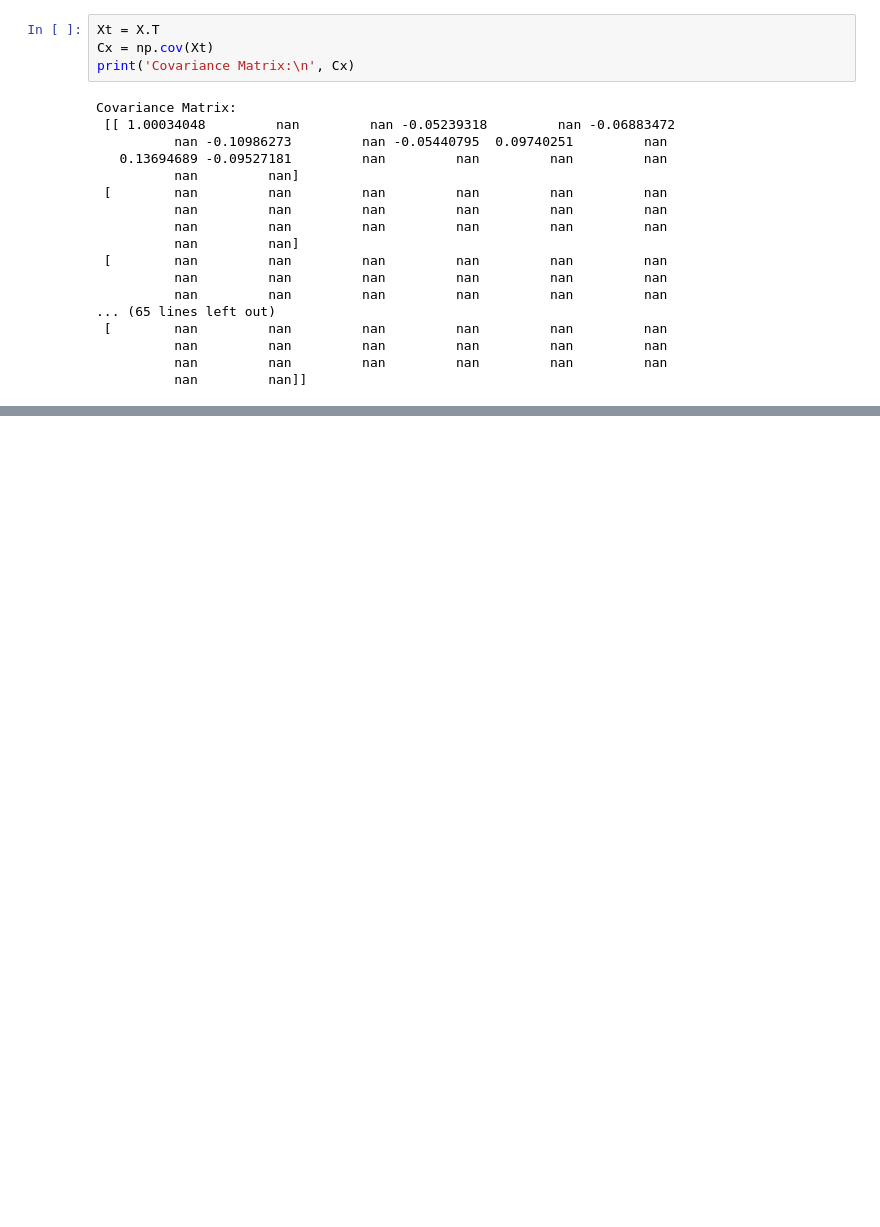
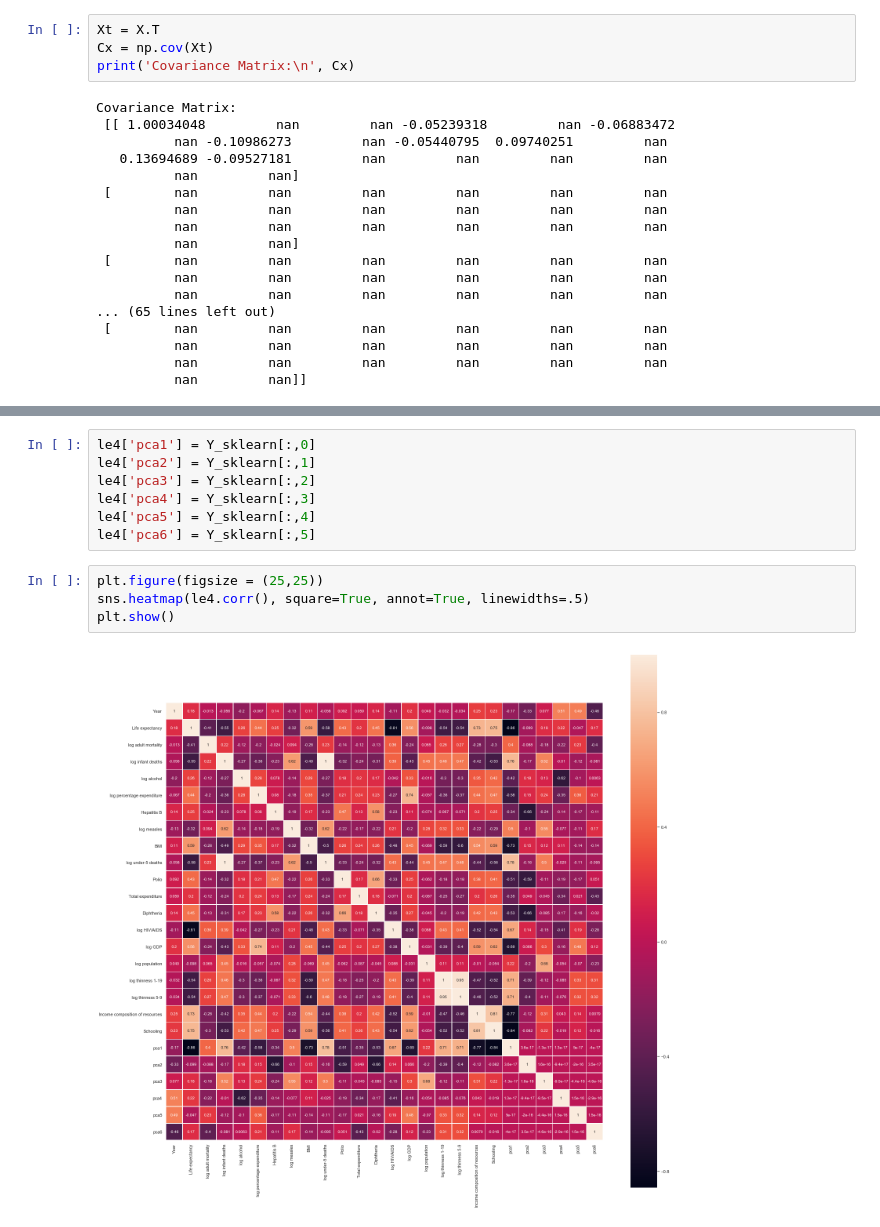
Before and after one commit to johnboy81918/thinkful, a Jupyter notebook: module 17/17 10.ipynb, the cells around one changed output, grey strips where cells are left out. Drawn from its saved outputs; the diff is of its cells as text; blank space fills up the shorter version.

```diff
--- a/module 17/17 10.ipynb
+++ b/module 17/17 10.ipynb
@@ -382,0 +503,13 @@ Covariance Matrix:
+# %%
+le4['pca1'] = Y_sklearn[:,0]
+le4['pca2'] = Y_sklearn[:,1]
+le4['pca3'] = Y_sklearn[:,2]
+le4['pca4'] = Y_sklearn[:,3]
+le4['pca5'] = Y_sklearn[:,4]
+le4['pca6'] = Y_sklearn[:,5]
+# %%
+plt.figure(figsize = (25,25))
+sns.heatmap(le4.corr(), square=True, annot=True, linewidths=.5)
+plt.show()
+# %% [output]
+[figure, added]
```
Also changed, not shown: parts of 9 cells of this notebook.
